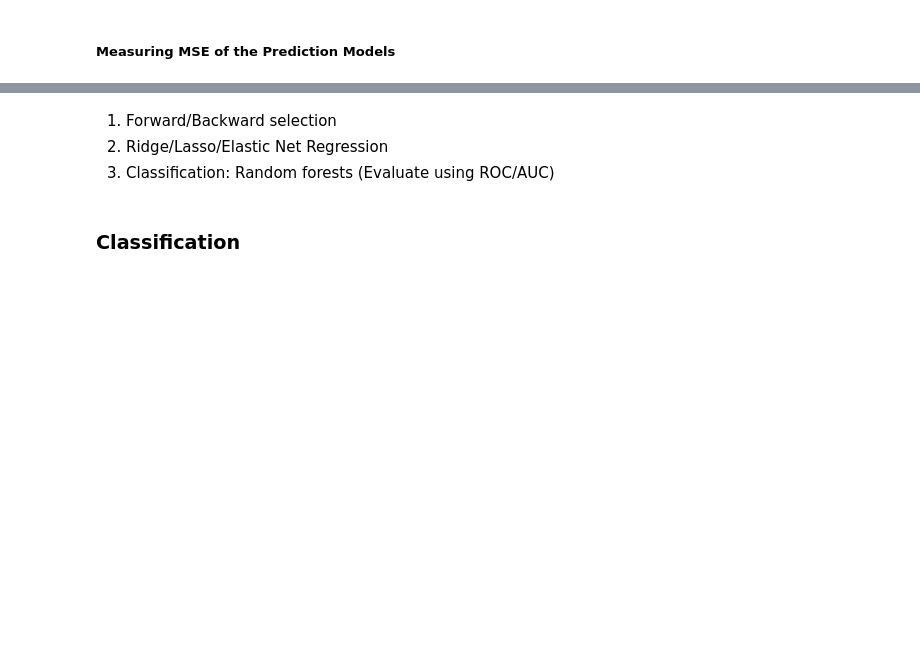
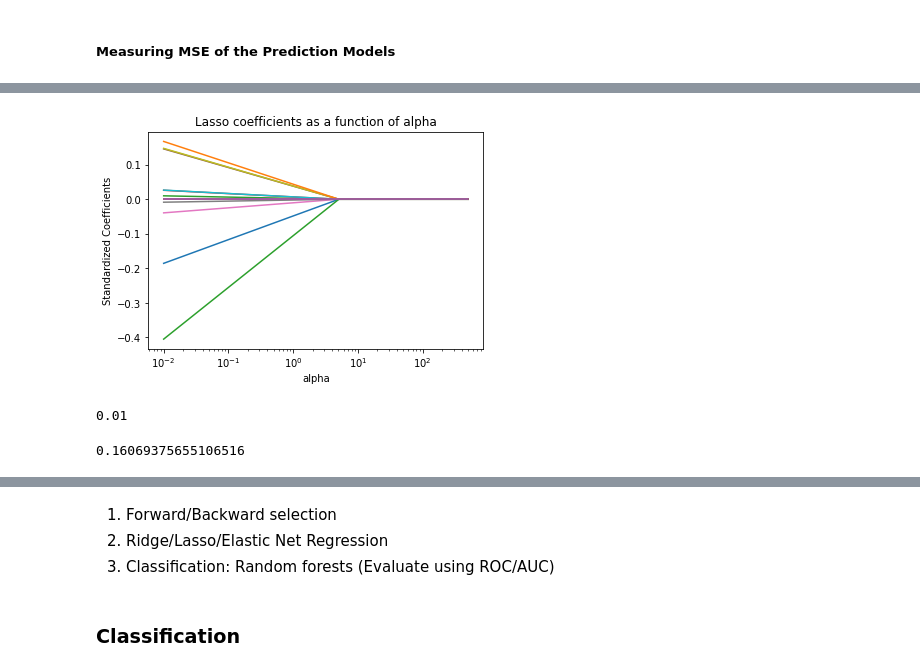
Before and after one commit to Hrithik0015/ECON323_Project, a Jupyter notebook: Project_Report.ipynb, the cells around one changed output, grey strips where cells are left out. Drawn from its saved outputs; the diff is of its cells as text; code cells hidden in the pictures; blank space fills up the shorter version.

Commit message:
Added lasso and ridge

```diff
--- a/Project_Report.ipynb
+++ b/Project_Report.ipynb
@@ -284,0 +295,12 @@ plt.show()
+# %%
+# Standardizing predictor variables
+
+list_numerical = X.columns[3:12]
+
+scaler = StandardScaler().fit(x_train[list_numerical])
+
+x_train[list_numerical] = scaler.transform(x_train[list_numerical])
+
+x_test[list_numerical] = scaler.transform(x_test[list_numerical])
+
+x_train
@@ -284,0 +321,38 @@ plt.show()
+# %%
+alphas = np.linspace(0.01,500,100)
+lasso = Lasso(max_iter=10000)
+coefs = []
+
+for a in alphas:
+    lasso.set_params(alpha=a)
+    lasso.fit(x_train, y_train)
+    coefs.append(lasso.coef_)
+
+ax = plt.gca()
+
+ax.plot(alphas, coefs)
+ax.set_xscale('log')
+plt.axis('tight')
+plt.xlabel('alpha')
+plt.ylabel('Standardized Coefficients')
+plt.title('Lasso coefficients as a function of alpha');
+# %% [output]
+[figure, added]
+# %%
+# Lasso with 5 fold cross-validation
+cv = RepeatedKFold(n_splits=10, n_repeats=3, random_state=1)
+
+model = LassoCV(alphas=arange(0.01, 10, 0.01), cv=cv, random_state=0)
+
+# Fit model
+model.fit(x_train, y_train)
+
+print(model.alpha_)
+
+lasso_best = Lasso(alpha=model.alpha_)
+lasso_best.fit(x_train, y_train)
+
+mean_squared_error(y_test, lasso_best.predict(x_test))
+# %% [output]
+0.01
+0.16069375655106516
```
Also changed, not shown: parts of 26 cells of this notebook.
